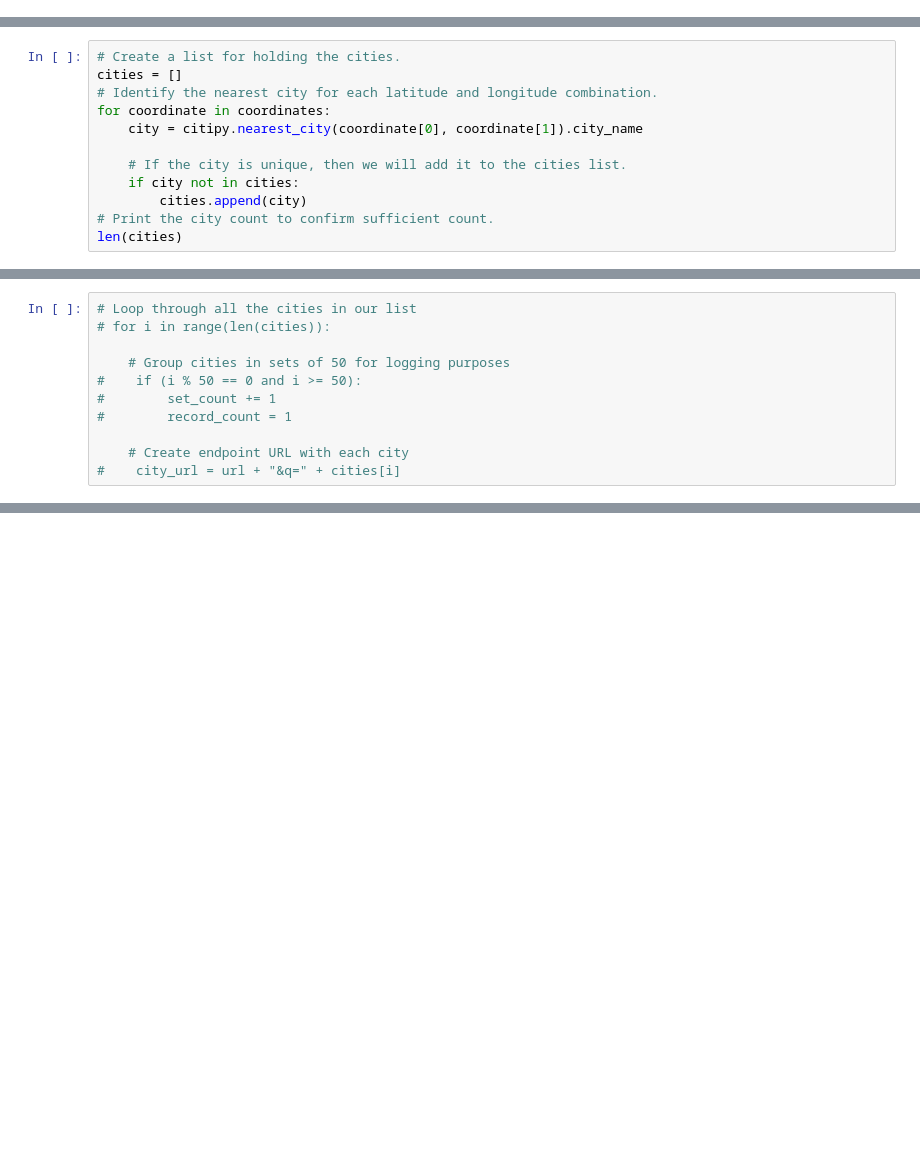
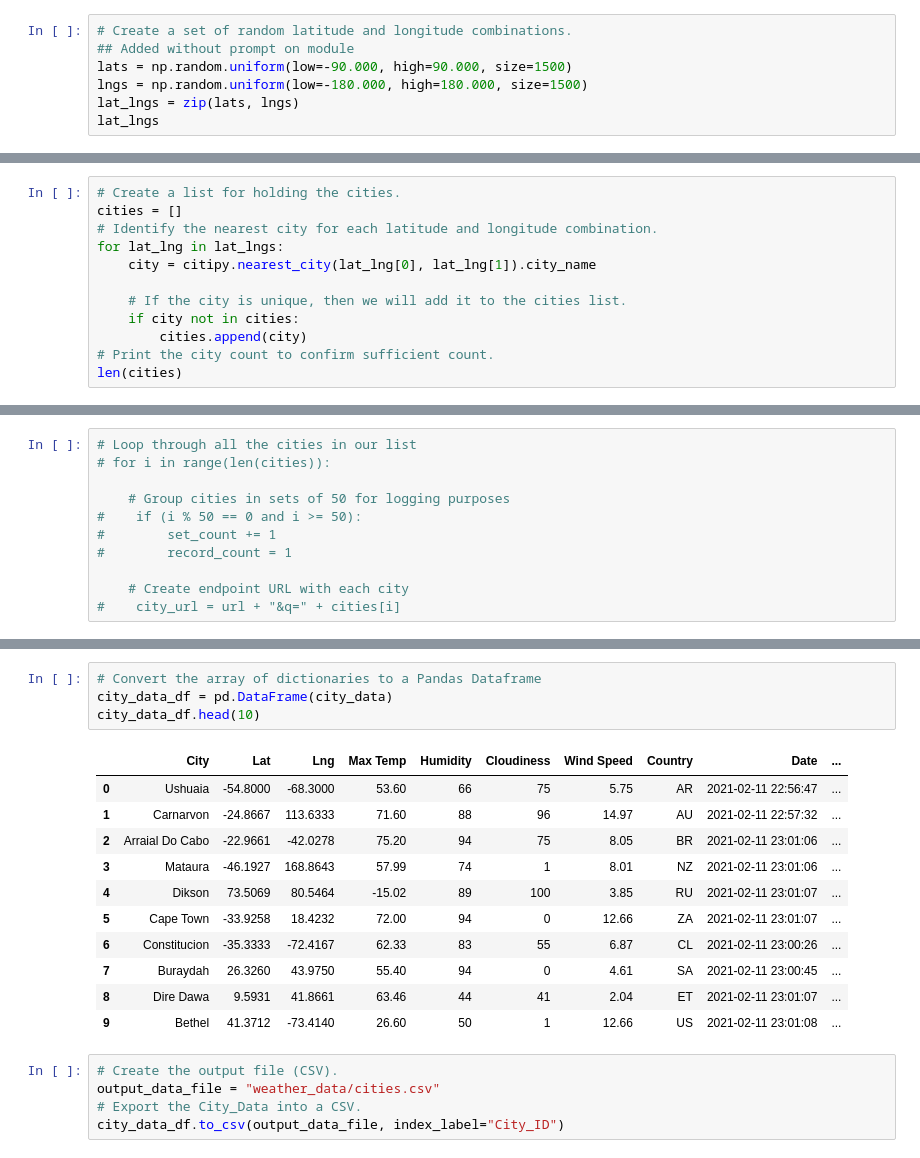
Before and after one commit to davidatoms/World-Weather-Analysis, a Jupyter notebook: WeatherPy.ipynb, the cells around one changed output, grey strips where cells are left out. Saved outputs shown, nothing was run; the diff lists cells and outputs as text; blank space fills up the shorter version.

```diff
--- a/WeatherPy.ipynb
+++ b/WeatherPy.ipynb
@@ -9,0 +19,7 @@ from config import weather_api_key
+# %%
+# Create a set of random latitude and longitude combinations.
+## Added without prompt on module
+lats = np.random.uniform(low=-90.000, high=90.000, size=1500)
+lngs = np.random.uniform(low=-180.000, high=180.000, size=1500)
+lat_lngs = zip(lats, lngs)
+lat_lngs
@@ -17,8 +32,8 @@ from datetime import datetime
 # Create a list for holding the cities.
 cities = []
 # Identify the nearest city for each latitude and longitude combination.
-for coordinate in coordinates:
-    city = citipy.nearest_city(coordinate[0], coordinate[1]).city_name
+for lat_lng in lat_lngs:
+    city = citipy.nearest_city(lat_lng[0], lat_lng[1]).city_name
 
     # If the city is unique, then we will add it to the cities list.
     if city not in cities:
@@ -108,0 +139,21 @@ print("-----------------------------")
+# %%
+# Convert the array of dictionaries to a Pandas Dataframe
+city_data_df = pd.DataFrame(city_data)
+city_data_df.head(10)
+# %% [output]
+|  | City | Lat | Lng | Max Temp | Humidity | Cloudiness | Wind Speed | Country | Date | ... |
+| 0 | Ushuaia | -54.8000 | -68.3000 | 53.60 | 66 | 75 | 5.75 | AR | 2021-02-11 22:56:47 | ... |
+| 1 | Carnarvon | -24.8667 | 113.6333 | 71.60 | 88 | 96 | 14.97 | AU | 2021-02-11 22:57:32 | ... |
+| 2 | Arraial Do Cabo | -22.9661 | -42.0278 | 75.20 | 94 | 75 | 8.05 | BR | 2021-02-11 23:01:06 | ... |
+| 3 | Mataura | -46.1927 | 168.8643 | 57.99 | 74 | 1 | 8.01 | NZ | 2021-02-11 23:01:06 | ... |
+| 4 | Dikson | 73.5069 | 80.5464 | -15.02 | 89 | 100 | 3.85 | RU | 2021-02-11 23:01:07 | ... |
+| 5 | Cape Town | -33.9258 | 18.4232 | 72.00 | 94 | 0 | 12.66 | ZA | 2021-02-11 23:01:07 | ... |
+| 6 | Constitucion | -35.3333 | -72.4167 | 62.33 | 83 | 55 | 6.87 | CL | 2021-02-11 23:00:26 | ... |
+| 7 | Buraydah | 26.3260 | 43.9750 | 55.40 | 94 | 0 | 4.61 | SA | 2021-02-11 23:00:45 | ... |
+| 8 | Dire Dawa | 9.5931 | 41.8661 | 63.46 | 44 | 41 | 2.04 | ET | 2021-02-11 23:01:07 | ... |
+| 9 | Bethel | 41.3712 | -73.4140 | 26.60 | 50 | 1 | 12.66 | US | 2021-02-11 23:01:08 | ... |
+# %%
+# Create the output file (CSV).
+output_data_file = "weather_data/cities.csv"
+# Export the City_Data into a CSV.
+city_data_df.to_csv(output_data_file, index_label="City_ID")
```
Also changed, not shown: parts of 8 cells of this notebook, 1 other file.
